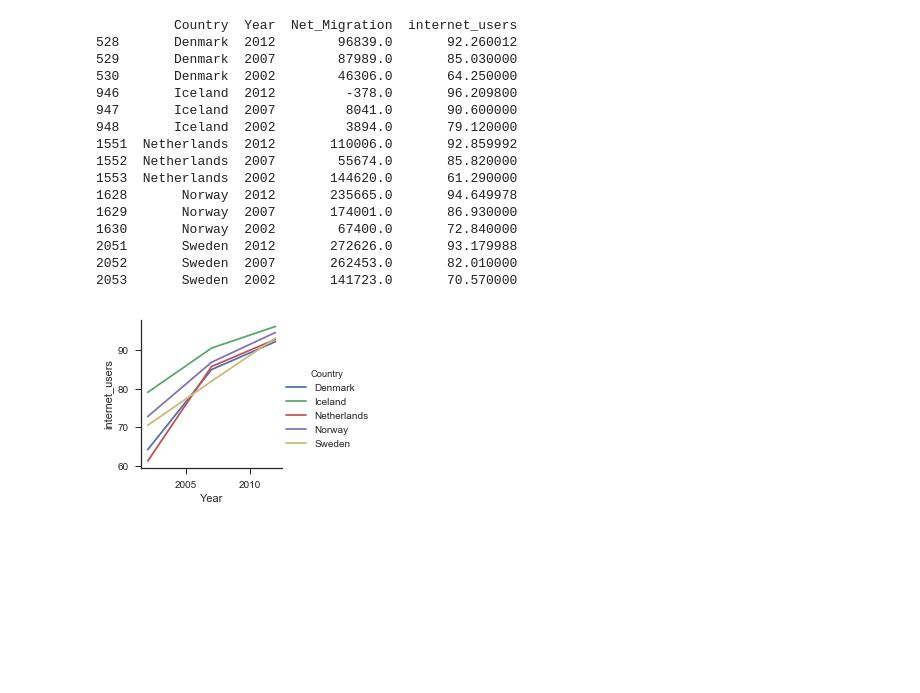
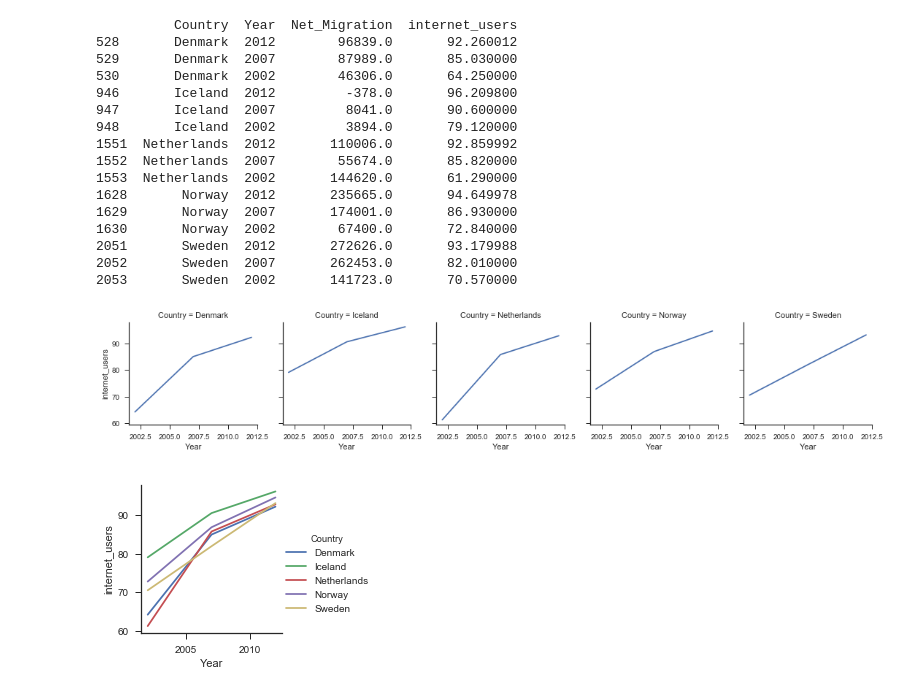
Before and after one commit to DEREJEGETU/data-question-1, a Jupyter notebook: data_question_1_Assignment .ipynb, the cells around one changed output. Cells and saved outputs as stored; diff of their text form; code cells hidden in the pictures; blank space fills up the shorter version.

```diff
--- a/data_question_1_Assignment .ipynb
+++ b/data_question_1_Assignment .ipynb
@@ -348,6 +348,11 @@ print(T_internet_users)
 import seaborn as sns
 # %%
 sns.set(style="ticks", color_codes=True)
+# %%
+MI = sns.FacetGrid(T_internet_users,  col="Country")
+MI = (MI.map(plt.plot, "Year", "internet_users" ).add_legend())
+# %% [output]
+[figure, added]
 # %%
 MI = sns.FacetGrid(T_internet_users,  hue="Country")
 MI = (MI.map(plt.plot, "Year", "internet_users" ).add_legend())
```
Also changed, not shown: parts of 42 cells of this notebook, 1 other file.
